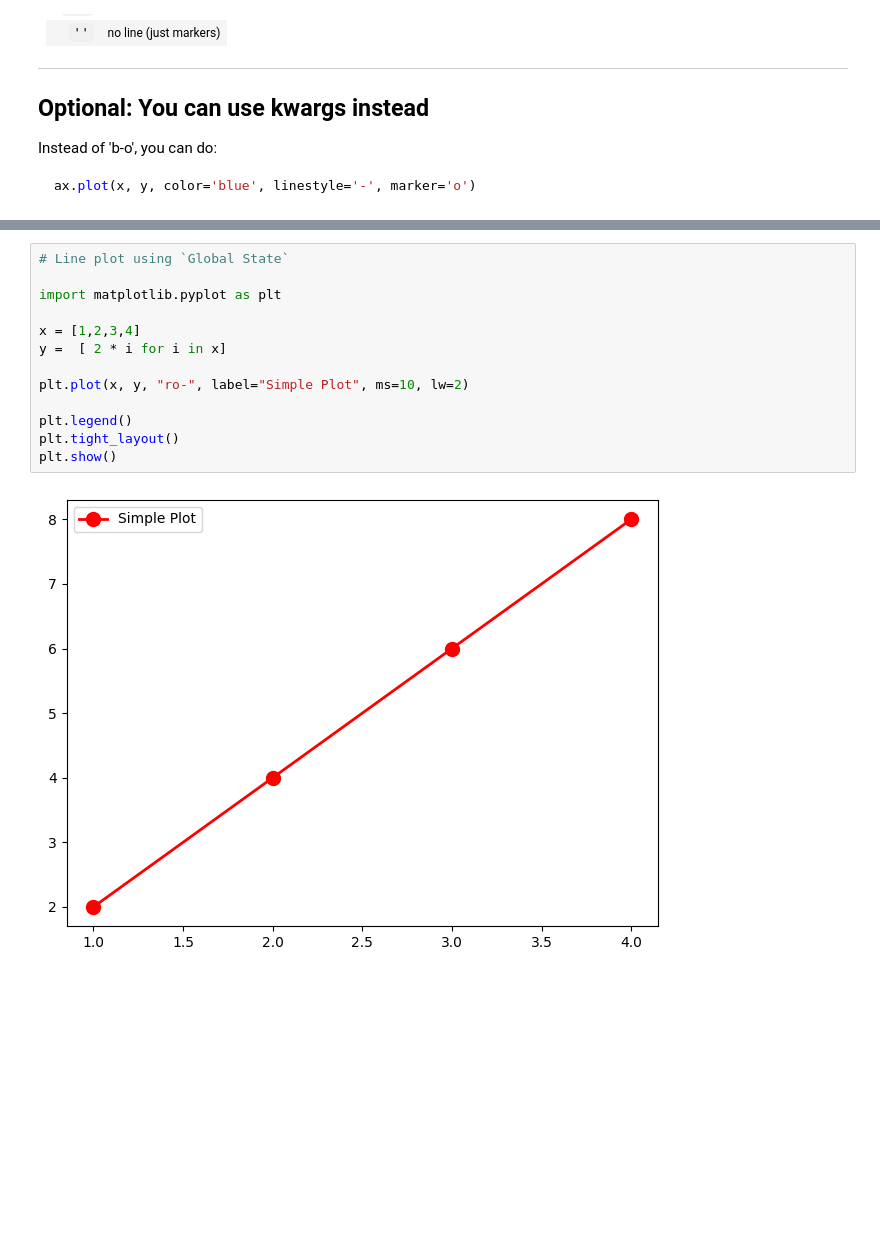
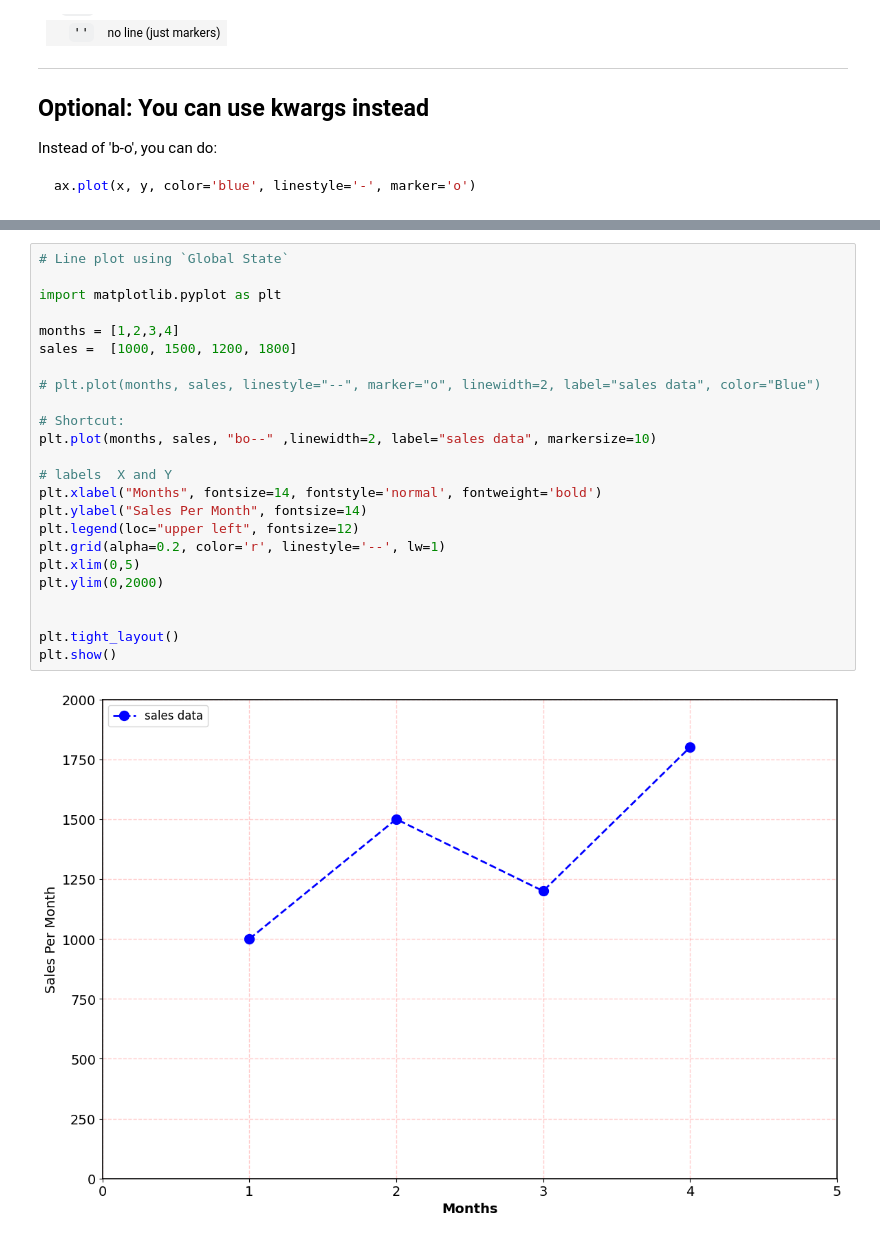
Before and after one commit to himanshusingh0905/ML-Notes, a Jupyter notebook: matplotlib.ipynb, the cells around one changed output, grey strips where cells are left out. Drawn from its saved outputs; the diff is of its cells as text; blank space fills up the shorter version.

```diff
--- a/matplotlib.ipynb
+++ b/matplotlib.ipynb
@@ -132,18 +151,29 @@ ax.plot(x, y, color='blue', linestyle='-', marker='o')
 # %%
 # Line plot using `Global State`
 
 import matplotlib.pyplot as plt
 
-x = [1,2,3,4]
-y =  [ 2 * i for i in x]
+months = [1,2,3,4]
+sales =  [1000, 1500, 1200, 1800]
 
-plt.plot(x, y, "ro-", label="Simple Plot", ms=10, lw=2)
+# plt.plot(months, sales, linestyle="--", marker="o", linewidth=2, label="sales data", color="Blue")
 
-plt.legend()
+# Shortcut:
+plt.plot(months, sales, "bo--" ,linewidth=2, label="sales data", markersize=10)
+
+# labels  X and Y
+plt.xlabel("Months", fontsize=14, fontstyle='normal', fontweight='bold')
+plt.ylabel("Sales Per Month", fontsize=14)
+plt.legend(loc="upper left", fontsize=12)
+plt.grid(alpha=0.2, color='r', linestyle='--', lw=1)
+plt.xlim(0,5)
+plt.ylim(0,2000)
+
+
 plt.tight_layout()
 plt.show()
 # %% [output]
-[figure, old version]
+[figure, new version]
 # %%
 # Training curve example
 
```
Also changed, not shown: parts of 26 cells of this notebook, 5 other files.
